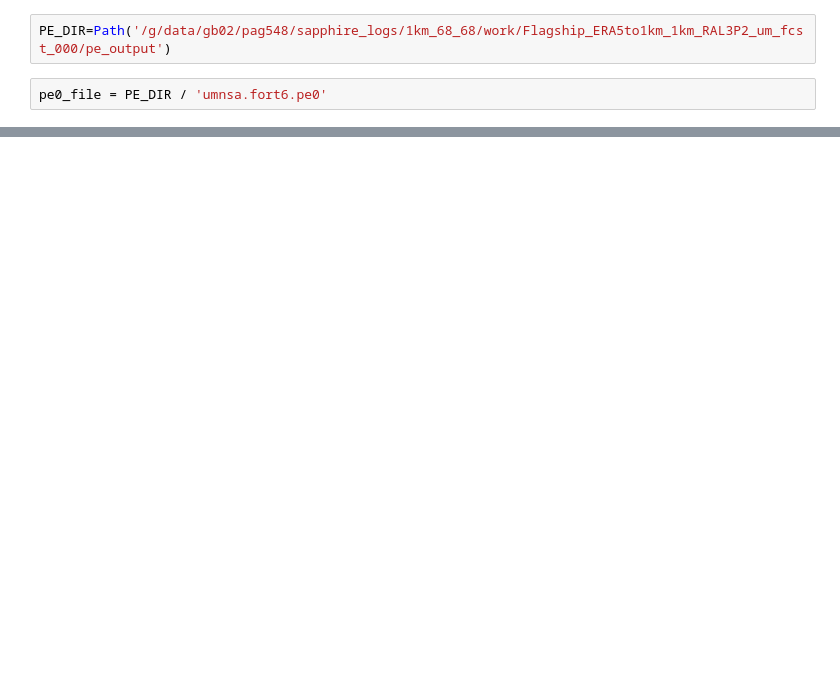
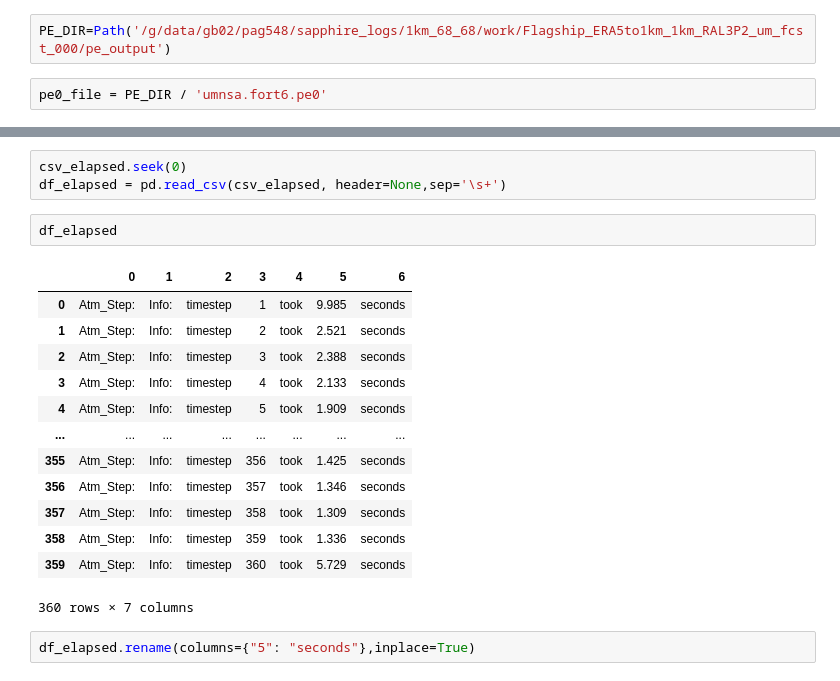
Before and after one commit to 21centuryweather/UM_configuration_tools, a Jupyter notebook: notebooks/Plot_timesteps_pe0.ipynb, the cells around one changed output, grey strips where cells are left out. Saved outputs shown, nothing was run; the diff lists cells and outputs as text; blank space fills up the shorter version.

```diff
--- a/notebooks/Plot_timesteps_pe0.ipynb
+++ b/notebooks/Plot_timesteps_pe0.ipynb
@@ -41 +49,22 @@ df
+# %%
+csv_elapsed.seek(0)
+df_elapsed = pd.read_csv(csv_elapsed, header=None,sep='\s+')
+# %%
+df_elapsed
+# %% [output]
+|  | 0 | 1 | 2 | 3 | 4 | 5 | 6 |
+| 0 | Atm_Step: | Info: | timestep | 1 | took | 9.985 | seconds |
+| 1 | Atm_Step: | Info: | timestep | 2 | took | 2.521 | seconds |
+| 2 | Atm_Step: | Info: | timestep | 3 | took | 2.388 | seconds |
+| 3 | Atm_Step: | Info: | timestep | 4 | took | 2.133 | seconds |
+| 4 | Atm_Step: | Info: | timestep | 5 | took | 1.909 | seconds |
+| ... | ... | ... | ... | ... | ... | ... | ... |
+| 355 | Atm_Step: | Info: | timestep | 356 | took | 1.425 | seconds |
+| 356 | Atm_Step: | Info: | timestep | 357 | took | 1.346 | seconds |
+| 357 | Atm_Step: | Info: | timestep | 358 | took | 1.309 | seconds |
+| 358 | Atm_Step: | Info: | timestep | 359 | took | 1.336 | seconds |
+| 359 | Atm_Step: | Info: | timestep | 360 | took | 5.729 | seconds |
+360 rows × 7 columns
+# %%
+df_elapsed.rename(columns={"5": "seconds"},inplace=True)
 # %%
```
Also changed, not shown: parts of 17 cells of this notebook, 4 other files.
